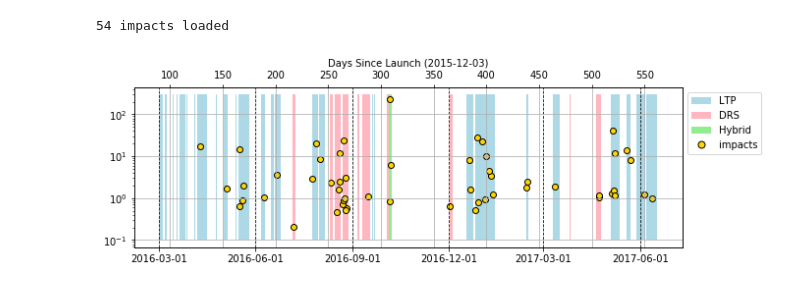
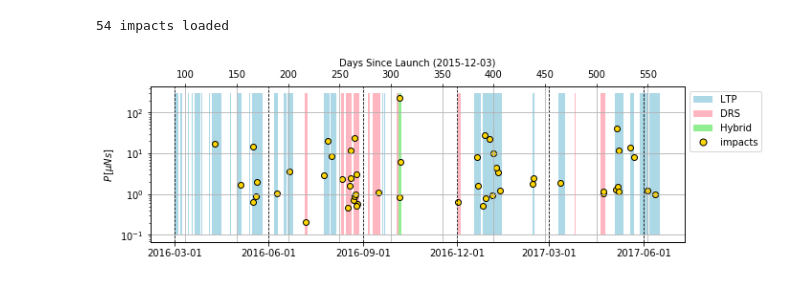
Before and after one commit to tlittenberg/LISAPathfinder, a Jupyter notebook: scripts/Analysis/scripts/timeline_plots.ipynb, the cells around one changed output. Cells and saved outputs as stored; diff of their text form; code cells hidden in the pictures.

```diff
--- a/scripts/Analysis/scripts/timeline_plots.ipynb
+++ b/scripts/Analysis/scripts/timeline_plots.ipynb
@@ -124,35 +143,35 @@ ax.set_xticks(xlocs)
 ax.set_xticklabels(xlabs,rotation=0)
 ax.xaxis.grid(True,linestyle='--',color='black')
 axlim = ax.get_xlim()
-plt.ylabel('$P\,[\mu Ns]$')
+ax.set_ylabel('$P\,[\mu Ns]$')
 
 
 t0 = ((datetime.datetime.strptime('2015-12-03','%Y-%m-%d')-datetime.datetime(1970,1,1)).total_seconds())-315964783
 xlabs = (100,150,200,250,300,350,400,450,500,550)
 xlocs = np.zeros((len(xlabs),1))
 for ii in range(0,len(xlocs)):
     xlocs[ii]= t0+xlabs[ii]*86400
 
 ax2.set_xlim(axlim)
 ax2.xaxis.tick_top()
 ax2.set_xticks(xlocs)
 ax2.set_xticklabels(xlabs)
 ax2.set_xlabel('Days Since Launch (2015-12-03)')
 ax2.xaxis.grid(True)
 
 #plt.xticks(xlocs,xlabs)
 fig.set_size_inches(10,3)
 
 
 handles = []
 handles.append(Polygon([(0,0),(10,0),(0,-10)],facecolor='lightblue',label='LTP'))
 handles.append(Polygon([(0,0),(10,0),(0,-10)],facecolor='lightpink',label='DRS'))
 handles.append(Polygon([(0,0),(10,0),(0,-10)],facecolor='lightgreen',label='Hybrid'))
 handles.append(mlines.Line2D([], [], linestyle='none', markerfacecolor='gold', markeredgecolor = 'black',marker='o',markersize=7, label='impacts'))
 #handles.append(Circle((0,0),facecolor='gold',edgecolor = 'black',label='impacts'))
 plt.legend(handles = handles, loc = 'upper left',bbox_to_anchor=(1,1))
 plt.show()
 
 fig.savefig(BASE_DIR + plotDir + '/timeline.eps', format = 'eps',bbox_inches='tight')
 # %% [output]
-[figure, old version]
+[figure, new version]
```
Also changed, not shown: parts of 1 cell of this notebook, 4 other files.
